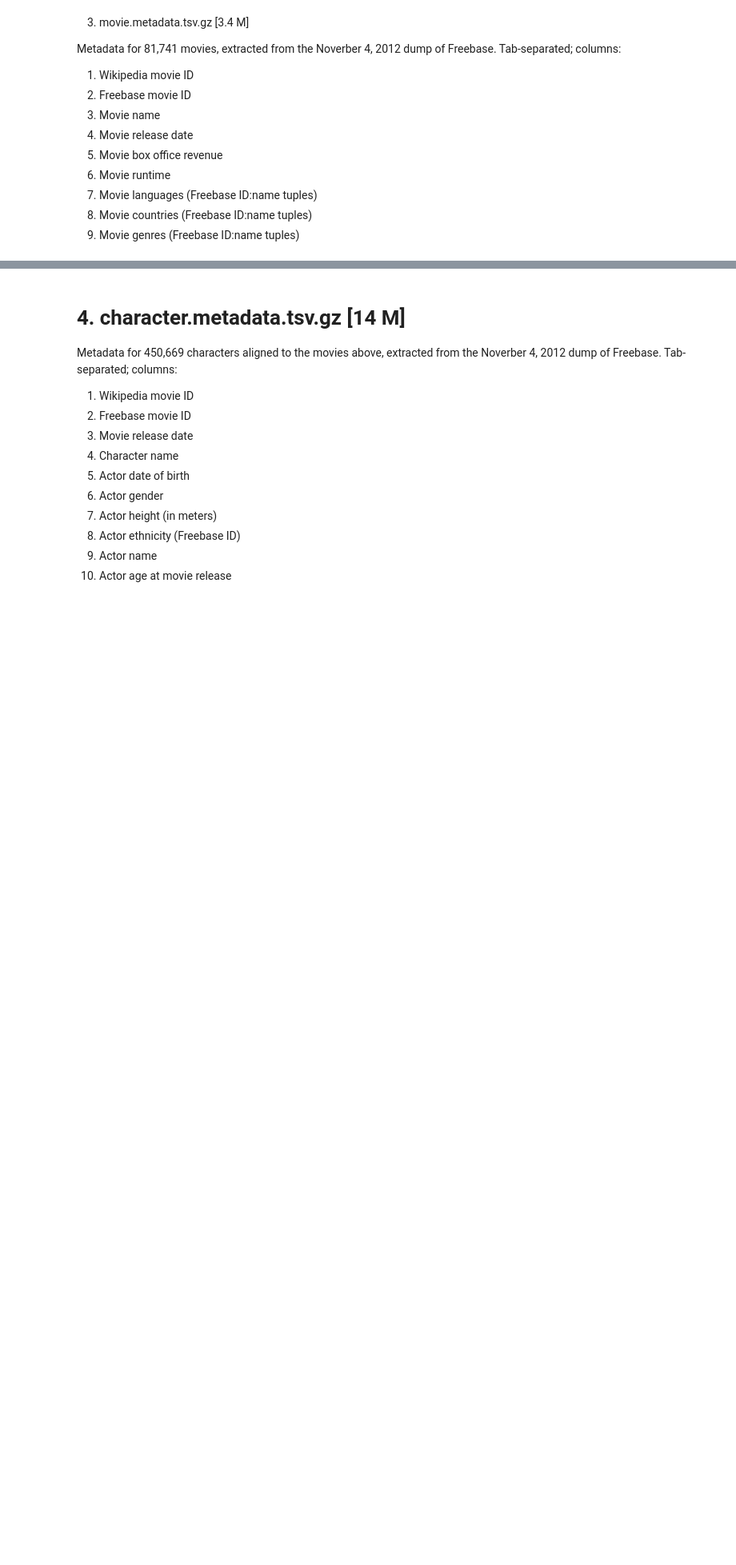
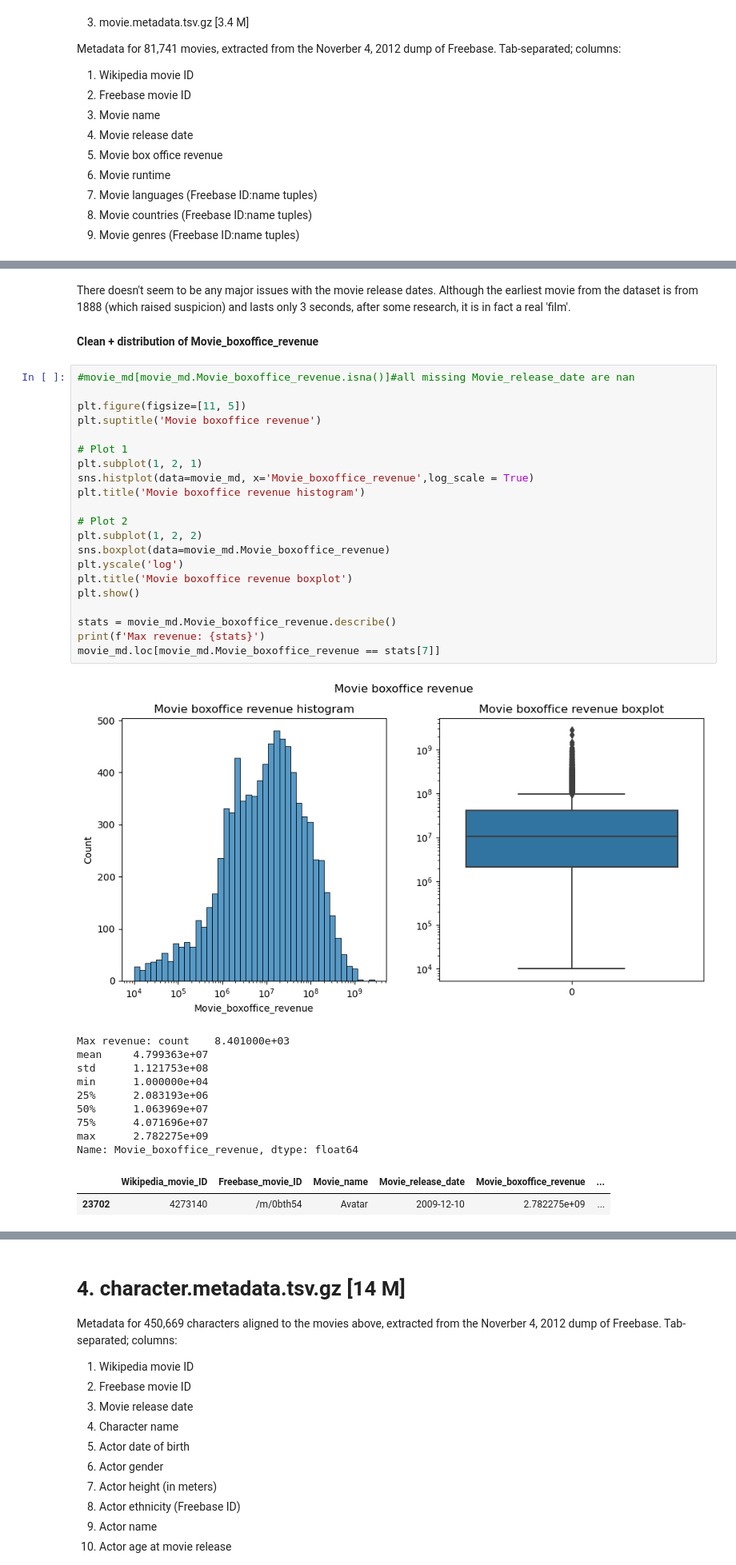
Before and after one commit to epfl-ada/ada-2022-project-silvermafia2022, a Jupyter notebook: project_movies.ipynb, the cells around one changed output, grey strips where cells are left out. Shown: that part at 80% size. Cells and saved outputs as stored; diff of their text form; blank space fills up the shorter version.

```diff
--- a/project_movies.ipynb
+++ b/project_movies.ipynb
@@ -126,0 +199,38 @@ Original cell: /m/06nm1 Spanish Language,/m/04306rv German Language,/m/02h40lc E
+# %% [markdown]
+There doesn't seem to be any major issues with the movie release dates. Although the earliest movie from the dataset is from 1888 (which raised suspicion) and lasts only 3 seconds, after some research, it is in fact a real 'film'.
+# %% [markdown]
+**Clean + distribution of Movie_boxoffice_revenue**
+# %%
+#movie_md[movie_md.Movie_boxoffice_revenue.isna()]#all missing Movie_release_date are nan
+
+plt.figure(figsize=[11, 5])
+plt.suptitle('Movie boxoffice revenue')
+
+# Plot 1
+plt.subplot(1, 2, 1)
+sns.histplot(data=movie_md, x='Movie_boxoffice_revenue',log_scale = True)
+plt.title('Movie boxoffice revenue histogram')
+
+# Plot 2
+plt.subplot(1, 2, 2)
+sns.boxplot(data=movie_md.Movie_boxoffice_revenue)
+plt.yscale('log')
+plt.title('Movie boxoffice revenue boxplot')
+plt.show()
+
+stats = movie_md.Movie_boxoffice_revenue.describe()
+print(f'Max revenue: {stats}')
+movie_md.loc[movie_md.Movie_boxoffice_revenue == stats[7]]
+# %% [output]
+[figure, added]
+Max revenue: count    8.401000e+03
+mean     4.799363e+07
+std      1.121753e+08
+min      1.000000e+04
+25%      2.083193e+06
+50%      1.063969e+07
+75%      4.071696e+07
+max      2.782275e+09
+Name: Movie_boxoffice_revenue, dtype: float64
+|  | Wikipedia_movie_ID | Freebase_movie_ID | Movie_name | Movie_release_date | Movie_boxoffice_revenue | ... |
+| 23702 | 4273140 | /m/0bth54 | Avatar | 2009-12-10 | 2.782275e+09 | ... |
```
Also changed, not shown: parts of 19 cells of this notebook.
